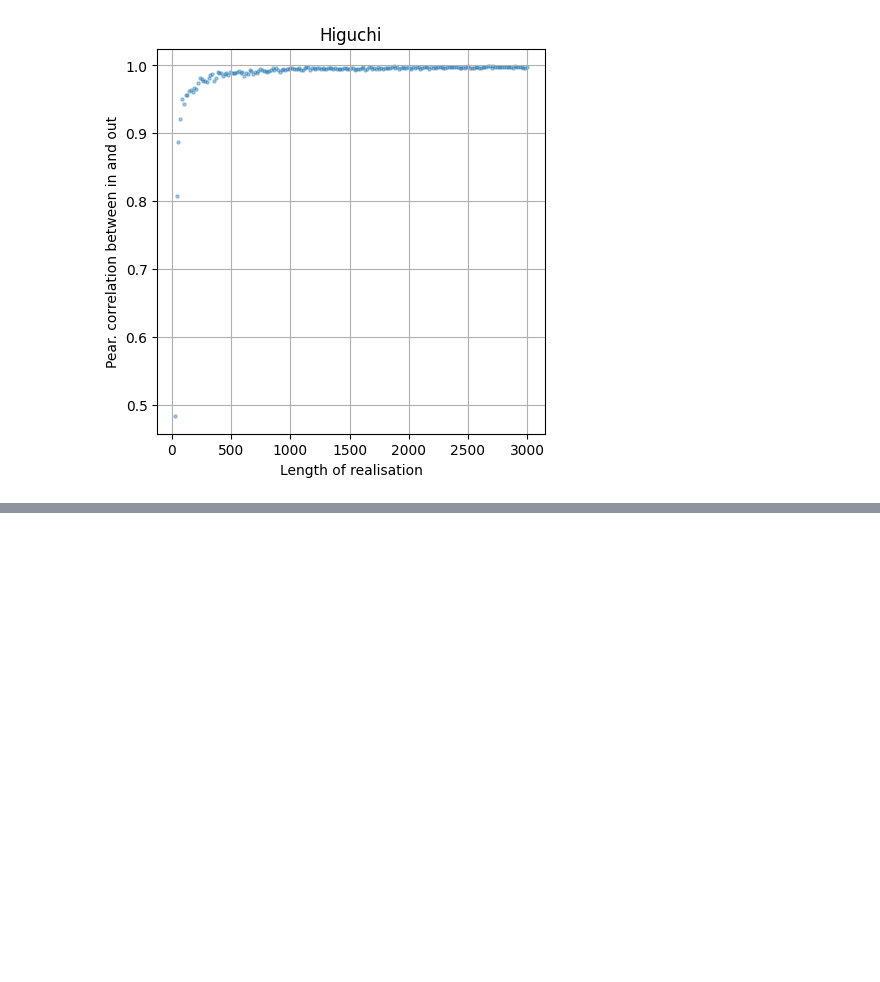
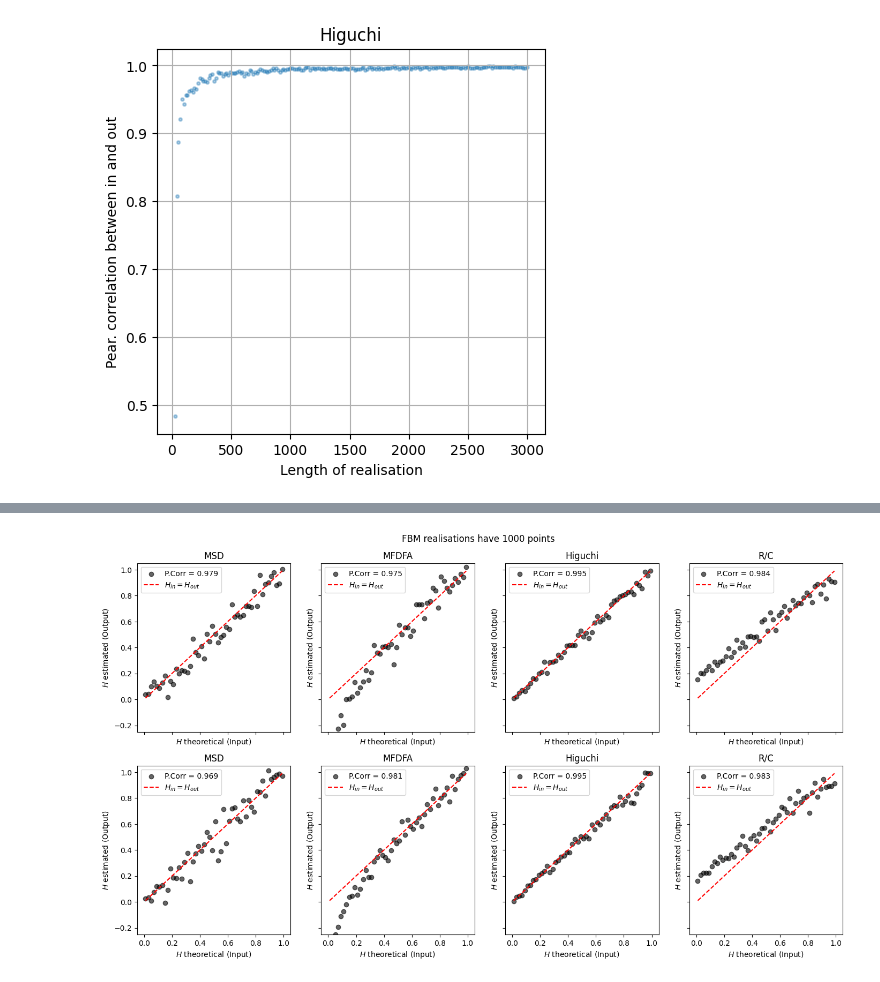
Before and after one commit to DamaKubu/Fizikos-bakalauras, a Jupyter notebook: HurstSelfConsistency.ipynb, the cells around one changed output, grey strips where cells are left out. Cells and saved outputs as stored; diff of their text form; code cells hidden in the pictures; blank space fills up the shorter version.

```diff
--- a/HurstSelfConsistency.ipynb
+++ b/HurstSelfConsistency.ipynb
@@ -560,0 +786,27 @@ drive.mount('/content/drive')
+# %%
+fig, ax = plt.subplots(2,4,figsize=(17,9), sharey = True, sharex = True)
+fig.suptitle(f'FBM realisations have {N} points', y = 0.94)
+
+
+for j, generation_method in enumerate(generation_methods):
+    for i, out in enumerate(OutUsing):
+
+        h_out = Data[j][i]
+
+        ax[j][i].set_title(f'{out}')
+        ax[j][i].set_xlim(-0.05,1.05)
+        ax[j][i].set_ylim(-0.25,1.05)
+        ax[j][i].scatter(hh_set, h_out, label=f'P.Corr = {np.corrcoef(hh_set, h_out)[0][1]:3.3f}', alpha=0.6, color='black')
+        ax[j][i].plot(hh_set, hh_set, 'r--', label = '$H_{in}=H_{out}$')
+        ax[j][i].set_ylabel(f'$H$ estimated (Output)')
+        ax[j][i].set_xlabel(f'$H$ theoretical (Input) ')
+        ax[j][i].legend()
+        if i == 1:
+            ax[j][i].set_ylim(-0.4,1.1)
+
+
+
+
+fig.savefig('Results.png', format='png', dpi=700)
+# %% [output]
+[figure, added]
```
Also changed, not shown: parts of 11 cells of this notebook.
